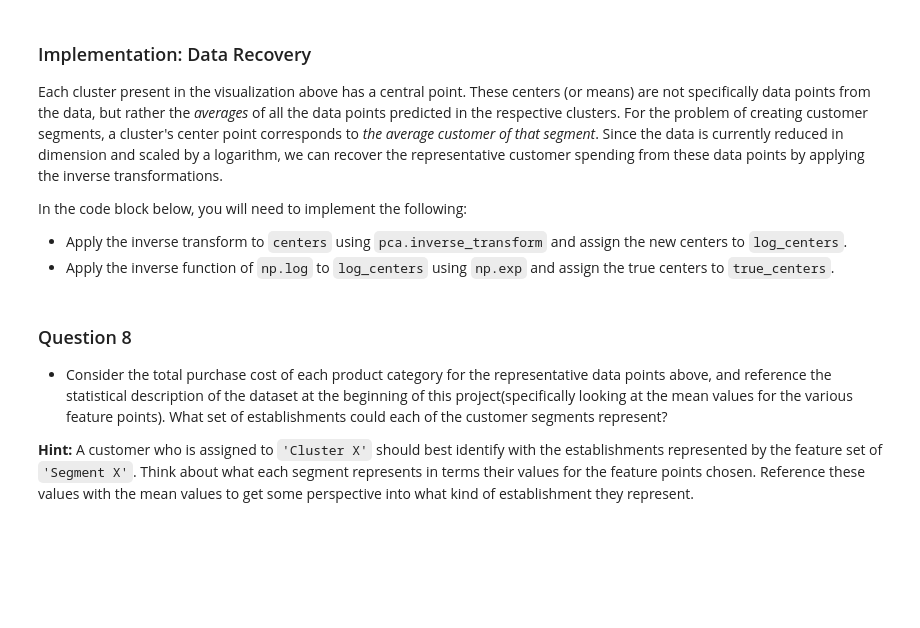
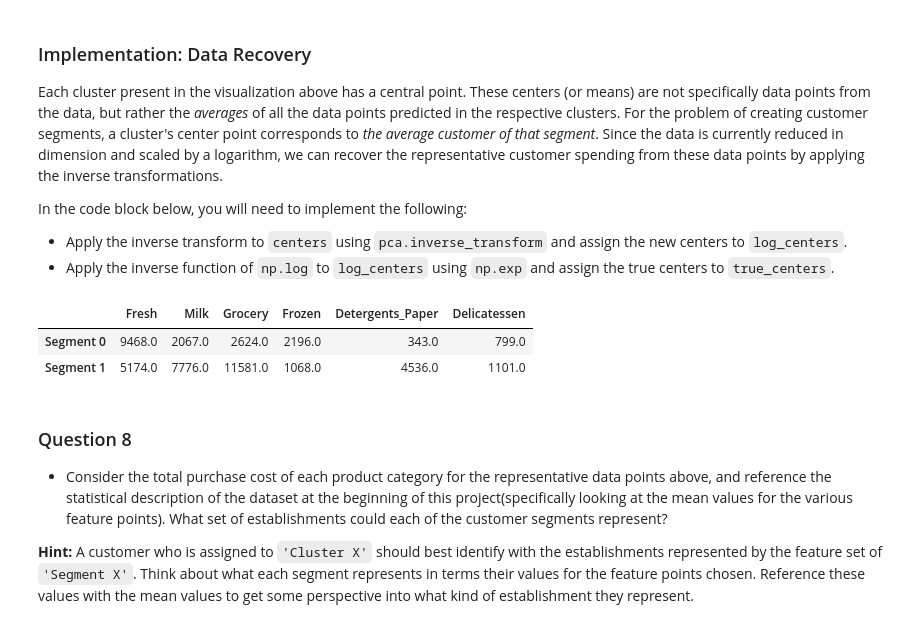
Before and after one commit to kongrui/uc-machine-learning, a Jupyter notebook: customer_segments/customer_segments.ipynb, the cells around one changed output. Saved outputs shown, nothing was run; the diff lists cells and outputs as text; code cells hidden in the pictures; blank space fills up the shorter version.

Commit message:
Customer-Segment : Question All DONE

```diff
--- a/customer_segments/customer_segments.ipynb
+++ b/customer_segments/customer_segments.ipynb
@@ -380,17 +547,33 @@ In the code block below, you will need to implement the following:
  - Import `sklearn.metrics.silhouette_score` and calculate the silhouette score of `reduced_data` against `preds`.
    - Assign the silhouette score to `score` and print the result.
 # %%
-# TODO: Apply your clustering algorithm of choice to the reduced data
-clusterer = None
+cluster_sizes = [2, 3, 4, 5, 6, 7, 8, 9]
+best_score = 0.0
+for n in cluster_sizes:
+    # TODO: Apply your clustering algorithm of choice to the reduced data
+    from sklearn.mixture import GaussianMixture
+    clusterer = GaussianMixture(n_components=n, random_state=42)
+    clusterer.fit(reduced_data)
 
-# TODO: Predict the cluster for each data point
-preds = None
+    # TODO: Predict the cluster for each data point
+    preds = clusterer.predict(reduced_data)
 
-# TODO: Find the cluster centers
-centers = None
+    # TODO: Find the cluster centers
+    centers = clusterer.means_
 
-# TODO: Predict the cluster for each transformed sample data point
-sample_preds = None
+    # TODO: Predict the cluster for each transformed sample data point
+    sample_preds = clusterer.predict(pca_samples)
 
-# TODO: Calculate the mean silhouette coefficient for the number of clusters chosen
-score = None
+    # TODO: Calculate the mean silhouette coefficient for the number of clusters chosen
+    from sklearn.metrics import silhouette_score
+    score = silhouette_score(reduced_data, preds)
+    print "clusters of sz={} yields silhouette score : {}".format(n, score)
+    if score > best_score:
+        result = (clusterer, preds, centers, sample_preds, score, n)
+        best_score = score
+
+print "Best Score is {0:.4f} , with {1:2d} clusters".format(best_score, result[5])
+
+preds=result[1]
+centers=result[2]
+sample_preds=result[3]
@@ -416,16 +621,20 @@ In the code block below, you will need to implement the following:
  - Apply the inverse function of `np.log` to `log_centers` using `np.exp` and assign the true centers to `true_centers`.
 # %%
 # TODO: Inverse transform the centers
-log_centers = None
+log_centers = pca.inverse_transform(centers)
 
 # TODO: Exponentiate the centers
-true_centers = None
+true_centers = np.exp(log_centers)
 
 # Display the true centers
 segments = ['Segment {}'.format(i) for i in range(0,len(centers))]
 true_centers = pd.DataFrame(np.round(true_centers), columns = data.keys())
 true_centers.index = segments
 display(true_centers)
+# %% [output]
+|  | Fresh | Milk | Grocery | Frozen | Detergents_Paper | Delicatessen |
+| Segment 0 | 9468.0 | 2067.0 | 2624.0 | 2196.0 | 343.0 | 799.0 |
+| Segment 1 | 5174.0 | 7776.0 | 11581.0 | 1068.0 | 4536.0 | 1101.0 |
 # %% [markdown]
 ### Question 8
 
```
Also changed, not shown: parts of 35 cells of this notebook, 1 other file.
